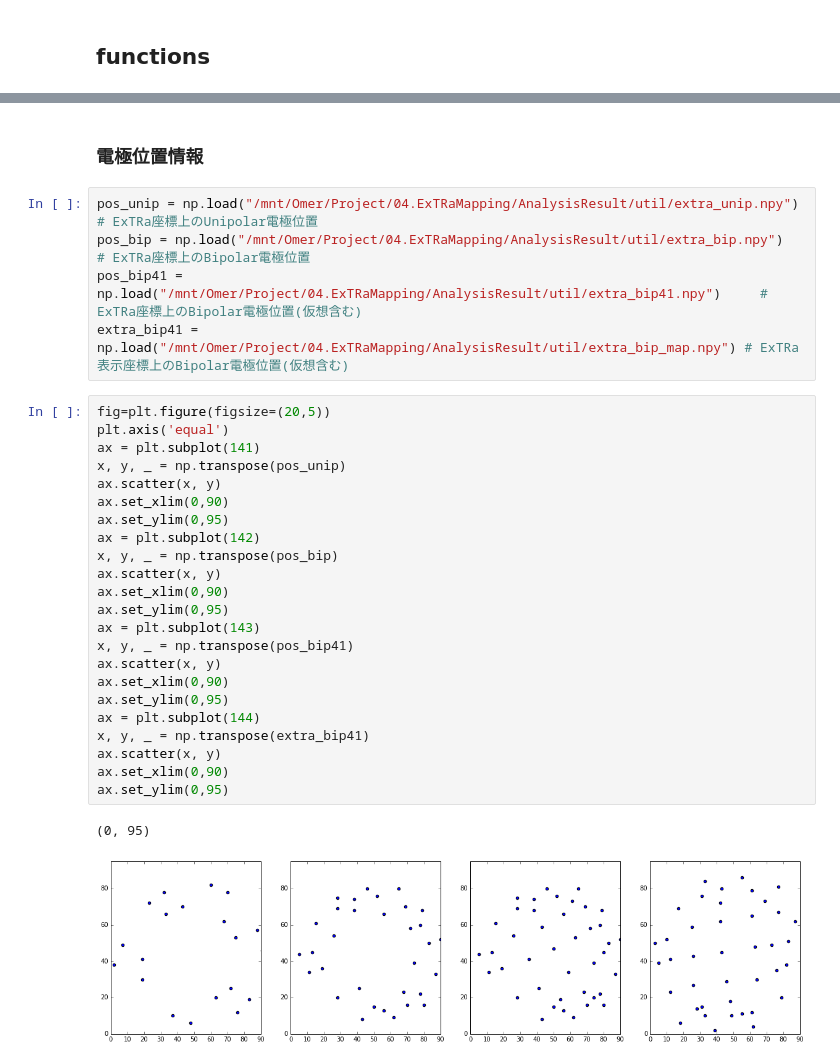
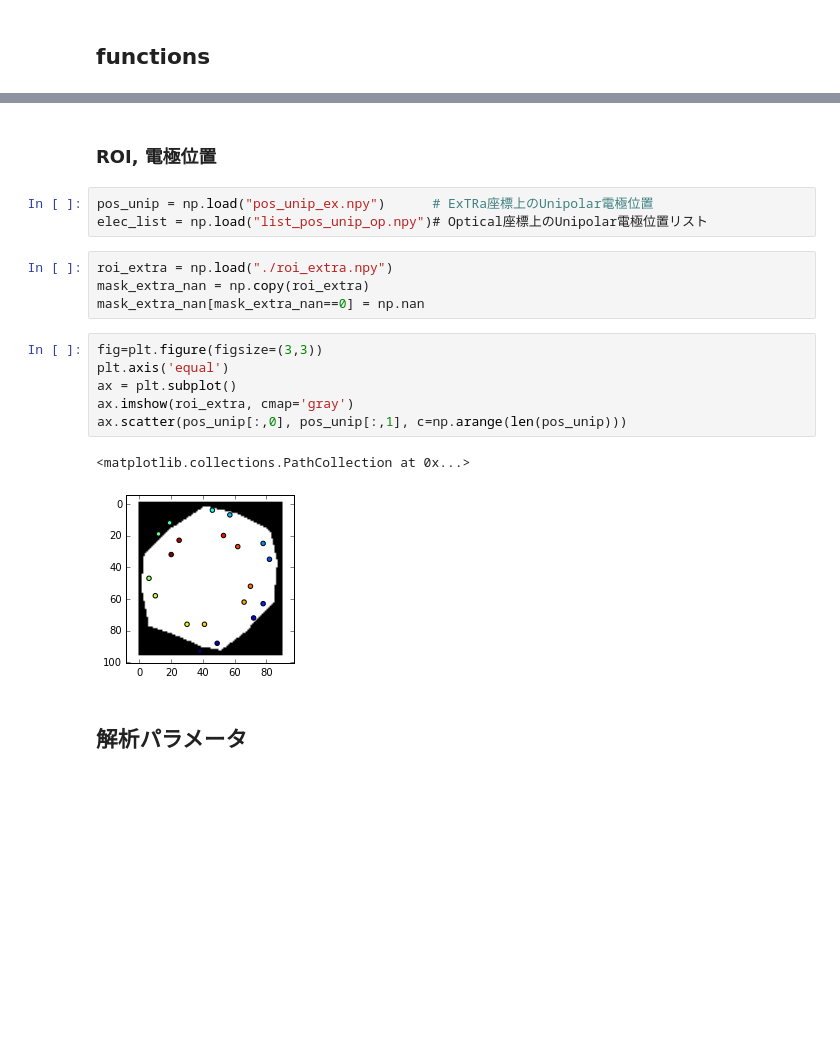
Before and after one commit to chenaoki/nb_extra, a Jupyter notebook: batch_run.ipynb, the cells around one changed output, grey strips where cells are left out. Saved outputs shown, nothing was run; the diff lists cells and outputs as text; blank space fills up the shorter version.

```diff
--- a/batch_run.ipynb
+++ b/batch_run.ipynb
@@ -84,33 +151,20 @@ def applyMask(target_path, mask_path):
+# %% [markdown]
+### ROI, 電極位置
+# %%
+pos_unip = np.load("pos_unip_ex.npy")      # ExTRa座標上のUnipolar電極位置
+elec_list = np.load("list_pos_unip_op.npy")# Optical座標上のUnipolar電極位置リスト
+# %%
+roi_extra = np.load("./roi_extra.npy")
+mask_extra_nan = np.copy(roi_extra)
+mask_extra_nan[mask_extra_nan==0] = np.nan
+# %%
+fig=plt.figure(figsize=(3,3))
+plt.axis('equal')
+ax = plt.subplot()
+ax.imshow(roi_extra, cmap='gray')
+ax.scatter(pos_unip[:,0], pos_unip[:,1], c=np.arange(len(pos_unip)))
+# %% [output]
+<matplotlib.collections.PathCollection at 0x...>
+[figure, added]
 # %% [markdown]
-### 電極位置情報
+## 解析パラメータ
-# %%
-pos_unip = np.load("/mnt/Omer/Project/04.ExTRaMapping/AnalysisResult/util/extra_unip.npy")       # ExTRa座標上のUnipolar電極位置
-pos_bip = np.load("/mnt/Omer/Project/04.ExTRaMapping/AnalysisResult/util/extra_bip.npy")         # ExTRa座標上のBipolar電極位置
-pos_bip41 = np.load("/mnt/Omer/Project/04.ExTRaMapping/AnalysisResult/util/extra_bip41.npy")     # ExTRa座標上のBipolar電極位置(仮想含む)
-extra_bip41 = np.load("/mnt/Omer/Project/04.ExTRaMapping/AnalysisResult/util/extra_bip_map.npy") # ExTRa表示座標上のBipolar電極位置(仮想含む)
-# %%
-fig=plt.figure(figsize=(20,5))
-plt.axis('equal')
-ax = plt.subplot(141)
-x, y, _ = np.transpose(pos_unip)
-ax.scatter(x, y)
-ax.set_xlim(0,90)
-ax.set_ylim(0,95)
-ax = plt.subplot(142)
-x, y, _ = np.transpose(pos_bip)
-ax.scatter(x, y)
-ax.set_xlim(0,90)
-ax.set_ylim(0,95)
-ax = plt.subplot(143)
-x, y, _ = np.transpose(pos_bip41)
-ax.scatter(x, y)
-ax.set_xlim(0,90)
-ax.set_ylim(0,95)
-ax = plt.subplot(144)
-x, y, _ = np.transpose(extra_bip41)
-ax.scatter(x, y)
-ax.set_xlim(0,90)
-ax.set_ylim(0,95)
-# %% [output]
-(0, 95)
-[figure, removed]
```
Also changed, not shown: parts of 28 cells of this notebook, 12 other files.
